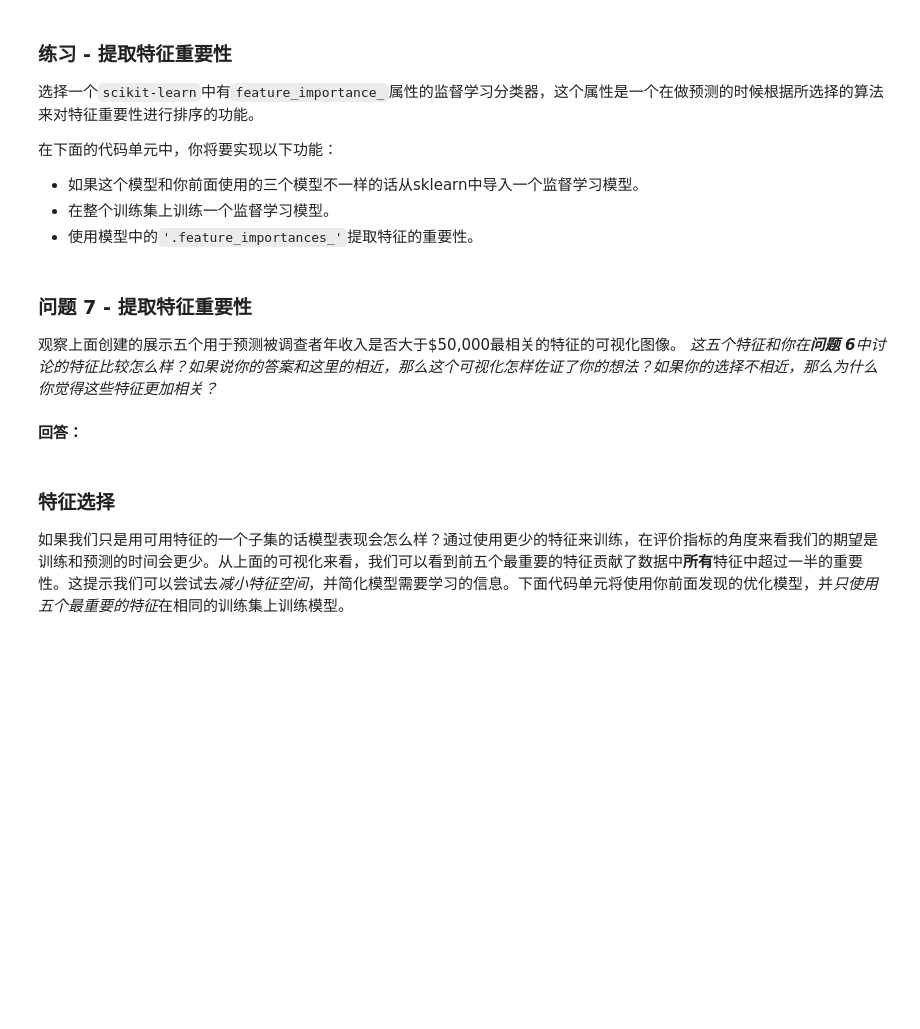
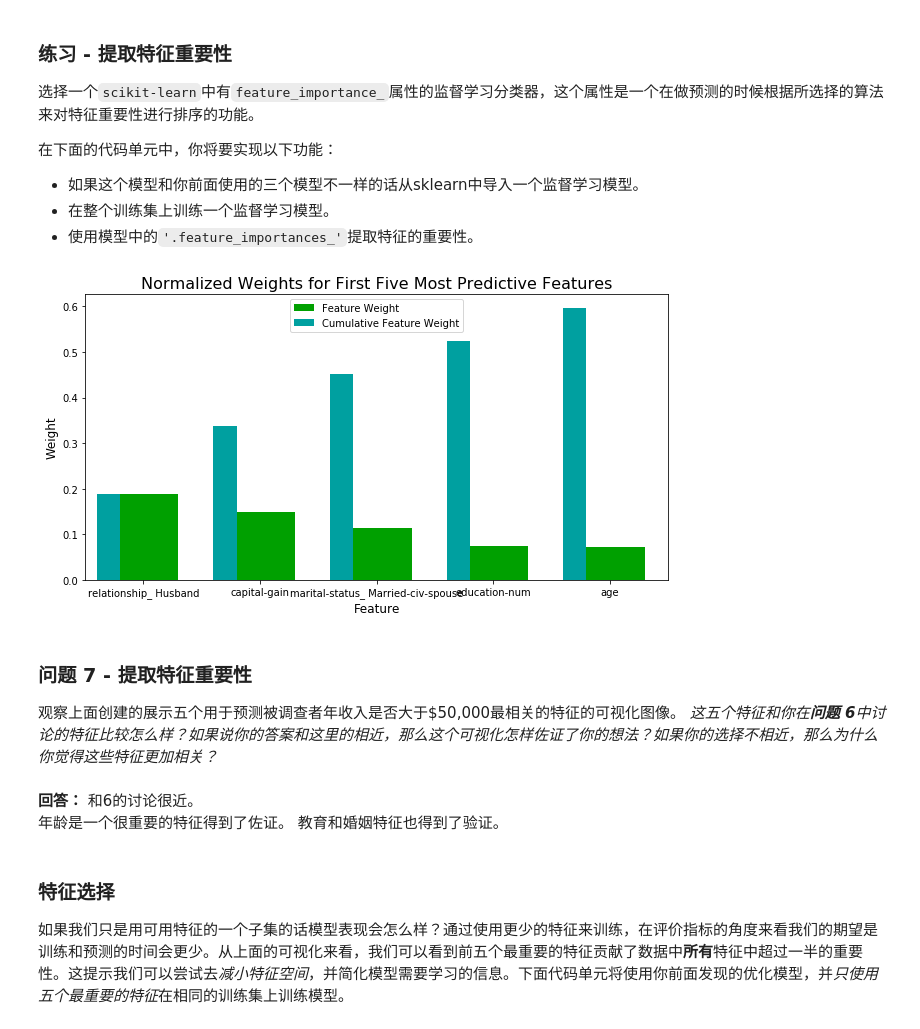
Before and after one commit to CanoeFZH/ud-ml, a Jupyter notebook: finding_donors-master/finding_donors.ipynb, the cells around one changed output. Cells and saved outputs as stored; diff of their text form; code cells hidden in the pictures; blank space fills up the shorter version.

```diff
--- a/finding_donors-master/finding_donors.ipynb
+++ b/finding_donors-master/finding_donors.ipynb
@@ -454,9 +476,40 @@ vs.feature_plot(importances, X_train, y_train)
+# %%
+# TODO：导入一个有'feature_importances_'的监督学习模型
+from sklearn.ensemble import RandomForestClassifier
+# TODO：在训练集上训练一个监督学习模型
+
+rf = RandomForestClassifier()
+
+# TODO：创建你希望调节的参数列表
+parameters = {'max_depth': range(1, 10), \
+              'criterion': ['gini', 'entropy']}
+
+scorer = make_scorer(performance_metric)
+
+# TODO：在分类器上使用网格搜索，使用'scorer'作为评价函数
+grid_rf = GridSearchCV(rf, param_grid=parameters, scoring=scorer, cv=cv_sets)
+
+# TODO：用训练数据拟合网格搜索对象并找到最佳参数
+#print X_train.shape, y_train.shape
+grid_rf = grid_rf.fit(X_train, y_train)
+# 得到estimator
+best_rf = grid_rf.best_estimator_
+
+# TODO： 提取特征重要性
+importances = best_rf.feature_importances_
+
+# 绘图
+vs.feature_plot(importances, X_train, y_train)
+# %% [output]
+[figure, added]
 # %% [markdown]
 ### 问题 7 - 提取特征重要性
 观察上面创建的展示五个用于预测被调查者年收入是否大于\$50,000最相关的特征的可视化图像。
 _这五个特征和你在**问题 6**中讨论的特征比较怎么样？如果说你的答案和这里的相近，那么这个可视化怎样佐证了你的想法？如果你的选择不相近，那么为什么你觉得这些特征更加相关？_
 # %% [markdown]
 **回答：**
+和6的讨论很近。
+年龄是一个很重要的特征得到了佐证。   教育和婚姻特征也得到了验证。
 # %% [markdown]
 ### 特征选择
 
```
Also changed, not shown: parts of 16 cells of this notebook, 1 other file.
